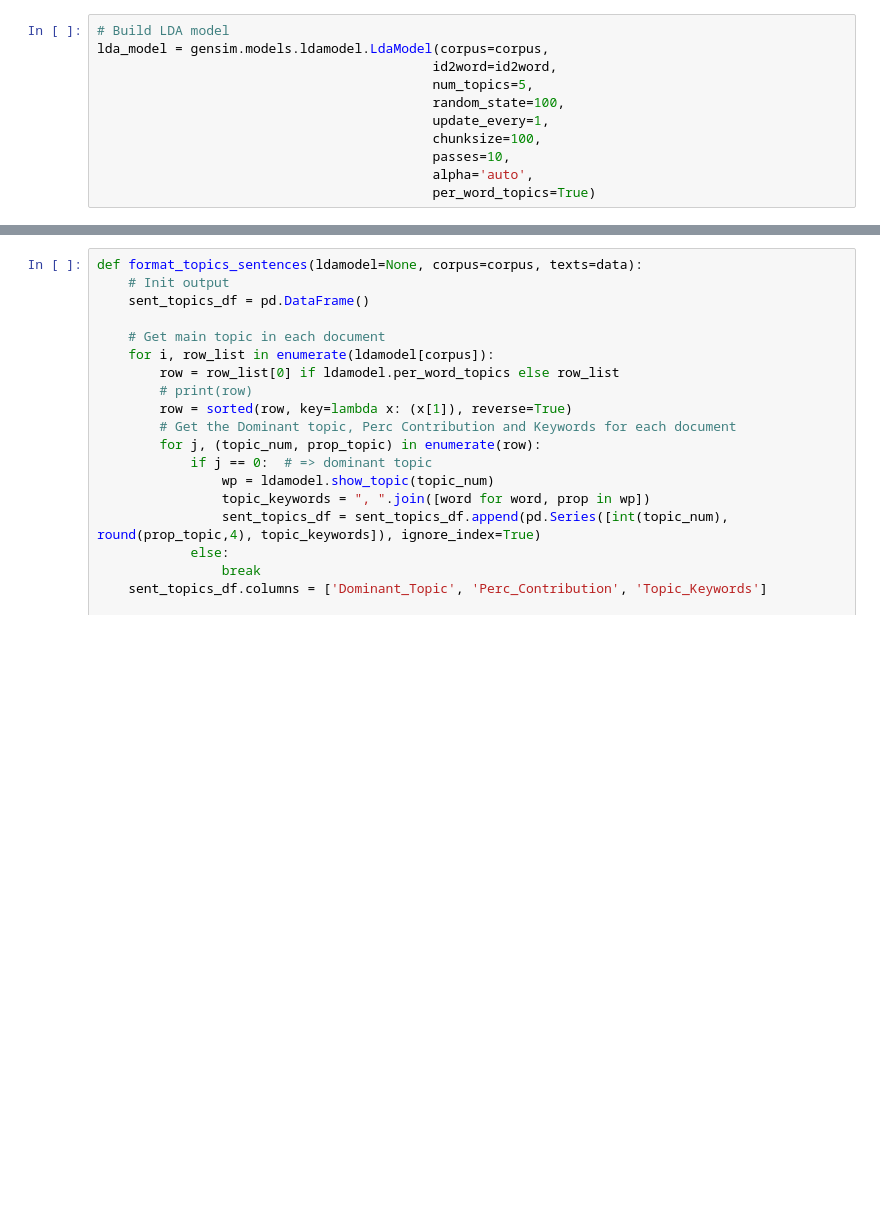
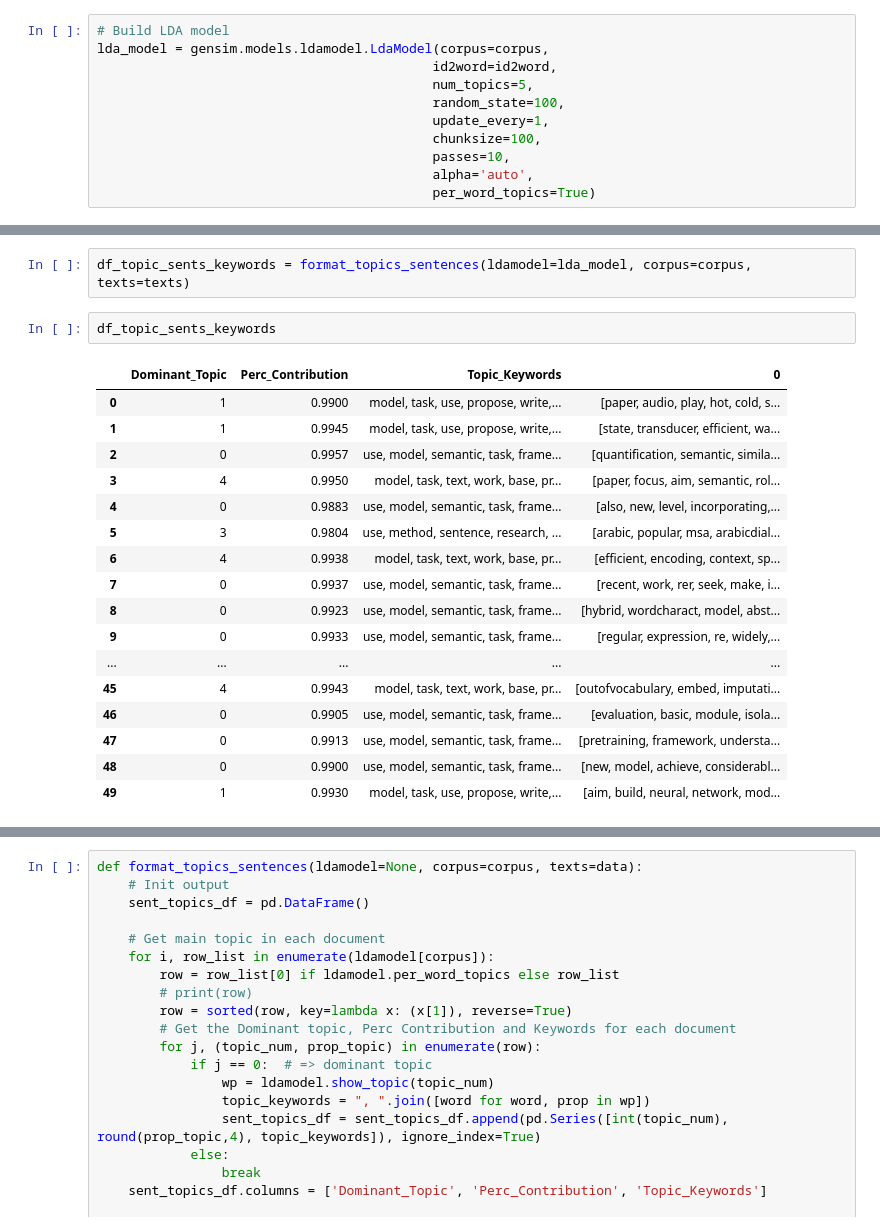
Before and after one commit to rodmonic/SGHacks, a Jupyter notebook: notebooks/Topic modelling_w_summaries.ipynb, the cells around one changed output, grey strips where cells are left out. Drawn from its saved outputs; the diff is of its cells as text; blank space fills up the shorter version.

```diff
--- a/notebooks/Topic modelling_w_summaries.ipynb
+++ b/notebooks/Topic modelling_w_summaries.ipynb
@@ -205,0 +268,22 @@ topic
+# %%
+df_topic_sents_keywords = format_topics_sentences(ldamodel=lda_model, corpus=corpus, texts=texts)
+# %%
+df_topic_sents_keywords
+# %% [output]
+|  | Dominant_Topic | Perc_Contribution | Topic_Keywords | 0 |
+| 0 | 1 | 0.9900 | model, task, use, propose, write,... | [paper, audio, play, hot, cold, s... |
+| 1 | 1 | 0.9945 | model, task, use, propose, write,... | [state, transducer, efficient, wa... |
+| 2 | 0 | 0.9957 | use, model, semantic, task, frame... | [quantification, semantic, simila... |
+| 3 | 4 | 0.9950 | model, task, text, work, base, pr... | [paper, focus, aim, semantic, rol... |
+| 4 | 0 | 0.9883 | use, model, semantic, task, frame... | [also, new, level, incorporating,... |
+| 5 | 3 | 0.9804 | use, method, sentence, research, ... | [arabic, popular, msa, arabicdial... |
+| 6 | 4 | 0.9938 | model, task, text, work, base, pr... | [efficient, encoding, context, sp... |
+| 7 | 0 | 0.9937 | use, model, semantic, task, frame... | [recent, work, rer, seek, make, i... |
+| 8 | 0 | 0.9923 | use, model, semantic, task, frame... | [hybrid, wordcharact, model, abst... |
+| 9 | 0 | 0.9933 | use, model, semantic, task, frame... | [regular, expression, re, widely,... |
+| ... | ... | ... | ... | ... |
+| 45 | 4 | 0.9943 | model, task, text, work, base, pr... | [outofvocabulary, embed, imputati... |
+| 46 | 0 | 0.9905 | use, model, semantic, task, frame... | [evaluation, basic, module, isola... |
+| 47 | 0 | 0.9913 | use, model, semantic, task, frame... | [pretraining, framework, understa... |
+| 48 | 0 | 0.9900 | use, model, semantic, task, frame... | [new, model, achieve, considerabl... |
+| 49 | 1 | 0.9930 | model, task, use, propose, write,... | [aim, build, neural, network, mod... |
```
Also changed, not shown: parts of 22 cells of this notebook, 1 other file.
